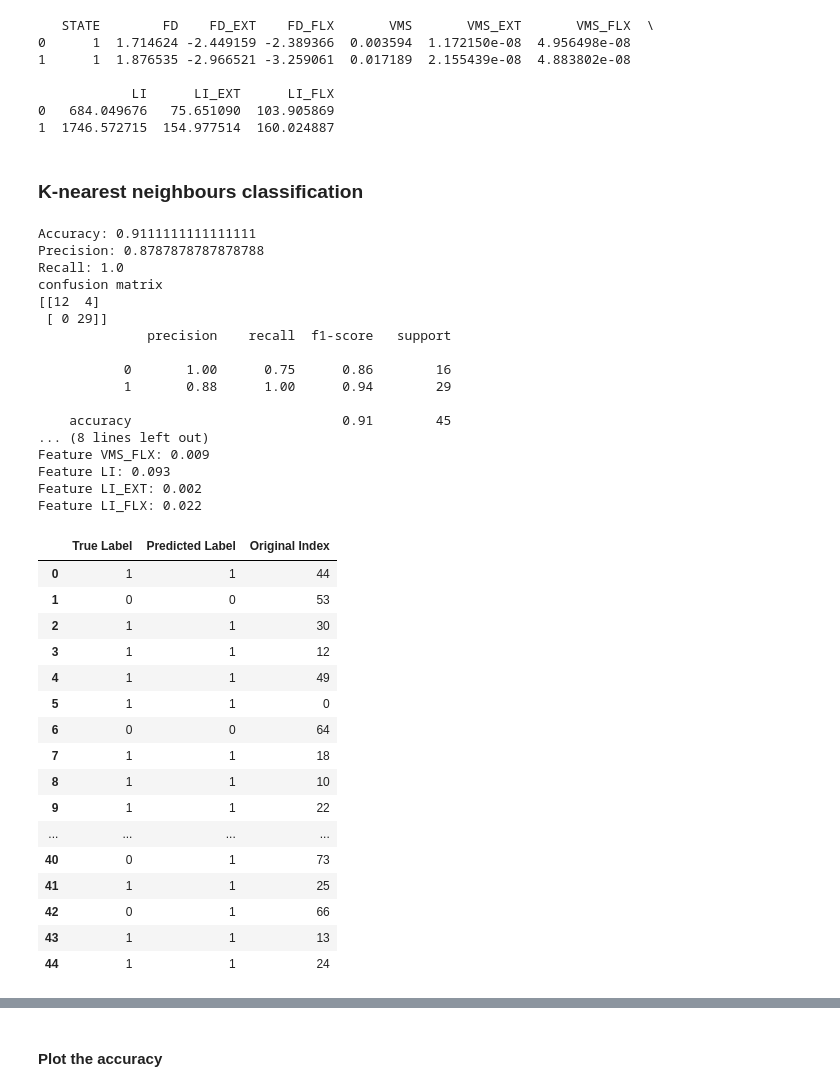
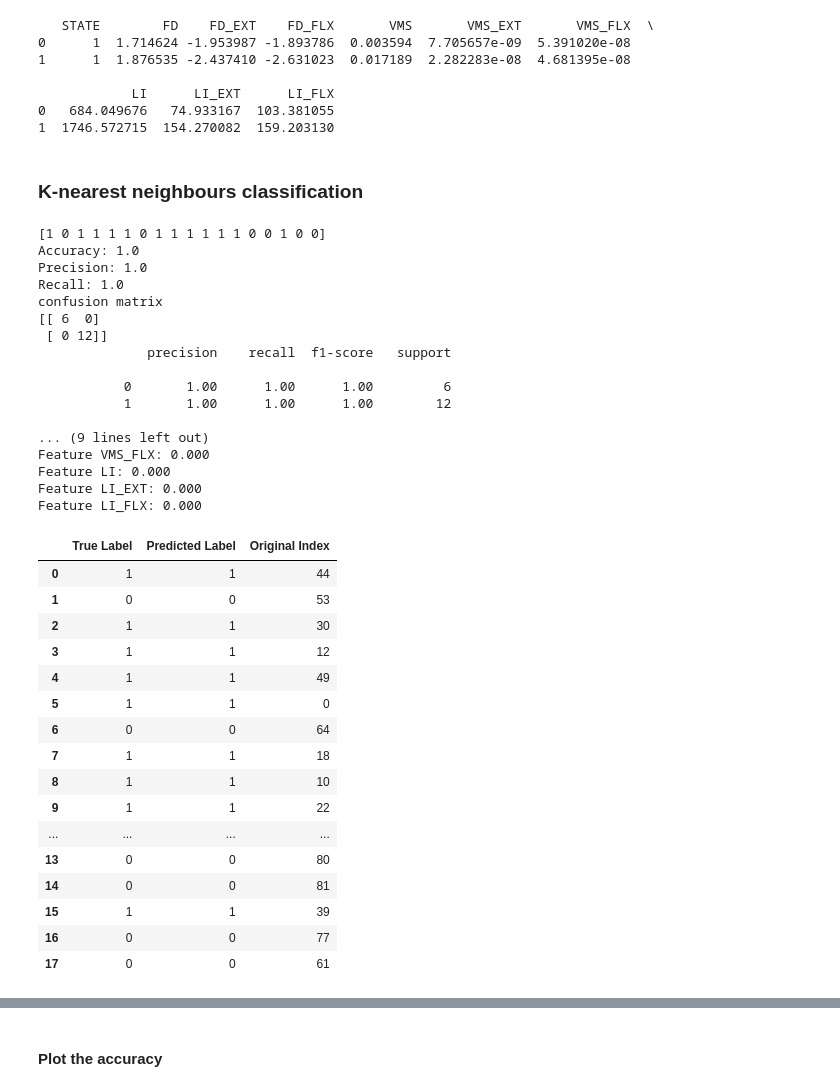
Before and after one commit to mcrooks83/osteosense_vag, a Jupyter notebook: notebooks/ML/k-means.ipynb, the cells around one changed output, grey strips where cells are left out. Drawn from its saved outputs; the diff is of its cells as text; code cells hidden in the pictures.

```diff
--- a/notebooks/ML/k-means.ipynb
+++ b/notebooks/ML/k-means.ipynb
@@ -34,19 +34,19 @@ from sklearn.metrics import accuracy_score, confusion_matrix, precision_score, r
 
 from sklearn.feature_selection import RFE
 # %%
-frequency_range = (100, 350)
+frequency_range = (100, 750)
 
 feature_file_path = f"features/vag_features_{str(frequency_range[0])}_{str(frequency_range[1])}.csv"
 f_df = pd.read_csv(feature_file_path)
 print(f_df.head(2))
 # %% [output]
    STATE        FD    FD_EXT    FD_FLX       VMS       VMS_EXT       VMS_FLX  \
-0      1  1.714624 -2.449159 -2.389366  0.003594  1.172150e-08  4.956498e-08
-1      1  1.876535 -2.966521 -3.259061  0.017189  2.155439e-08  4.883802e-08
+0      1  1.714624 -1.953987 -1.893786  0.003594  7.705657e-09  5.391020e-08
+1      1  1.876535 -2.437410 -2.631023  0.017189  2.282283e-08  4.681395e-08
 
             LI      LI_EXT      LI_FLX
-0   684.049676   75.651090  103.905869
-1  1746.572715  154.977514  160.024887
+0   684.049676   74.933167  103.381055
+1  1746.572715  154.270082  159.203130
 # %% [markdown]
 ### K-nearest neighbours classification
 # %%
@@ -60,7 +60,7 @@ data['Original Index'] = data.index
 X_FD = data["FD"].to_numpy().reshape(-1, 1)
 
 # split 0.5 = 50:50
-X_train, X_test, y_train, y_test = train_test_split(X, y, test_size=0.5, shuffle=True, random_state=42)
+X_train, X_test, y_train, y_test = train_test_split(X, y, test_size=0.2, shuffle=True, random_state=42)
 
 test_indices = data.loc[X_test.index, 'Original Index'].reset_index(drop=True)
 # scale
@@ -72,6 +72,7 @@ knn = KNeighborsClassifier(n_neighbors=3)
 
 knn.fit(X_train, y_train)
 y_pred = knn.predict(X_test)
+print(y_pred)
 accuracy = accuracy_score(y_test, y_pred)
 precision = precision_score(y_test, y_pred)
 recall = recall_score(y_test, y_pred)
@@ -100,48 +101,48 @@ features = X.columns.tolist()
 for i, v in enumerate(importance):
     print(f'Feature {features[i]}: {v:.3f}')
 
 # check the test index
 predictions_df = pd.DataFrame({
     'True Label': y_test,
     'Predicted Label': y_pred,
     'Original Index': test_indices.reset_index(drop=True)  # Ensure indices align
 })
 
 # Display the results of the test data
-print()
+#print()
 predictions_df
 # %% [output]
-Accuracy: 0.9111111111111111
-Precision: 0.8787878787878788
+[1 0 1 1 1 1 0 1 1 1 1 1 1 0 0 1 0 0]
+Accuracy: 1.0
+Precision: 1.0
 Recall: 1.0
 confusion matrix
-[[12  4]
- [ 0 29]]
+[[ 6  0]
+ [ 0 12]]
               precision    recall  f1-score   support
 
-           0       1.00      0.75      0.86        16
-           1       0.88      1.00      0.94        29
+           0       1.00      1.00      1.00         6
+           1       1.00      1.00      1.00        12
 
-    accuracy                           0.91        45
-... (8 lines left out)
-Feature VMS_FLX: 0.009
-Feature LI: 0.093
-Feature LI_EXT: 0.002
-Feature LI_FLX: 0.022
+... (9 lines left out)
+Feature VMS_FLX: 0.000
+Feature LI: 0.000
+Feature LI_EXT: 0.000
+Feature LI_FLX: 0.000
 |  | True Label | Predicted Label | Original Index |
 | 0 | 1 | 1 | 44 |
 | 1 | 0 | 0 | 53 |
 | 2 | 1 | 1 | 30 |
 | 3 | 1 | 1 | 12 |
 | 4 | 1 | 1 | 49 |
 | 5 | 1 | 1 | 0 |
 | 6 | 0 | 0 | 64 |
 | 7 | 1 | 1 | 18 |
 | 8 | 1 | 1 | 10 |
 | 9 | 1 | 1 | 22 |
 | ... | ... | ... | ... |
-| 40 | 0 | 1 | 73 |
-| 41 | 1 | 1 | 25 |
-| 42 | 0 | 1 | 66 |
-| 43 | 1 | 1 | 13 |
-| 44 | 1 | 1 | 24 |
+| 13 | 0 | 0 | 80 |
+| 14 | 0 | 0 | 81 |
+| 15 | 1 | 1 | 39 |
+| 16 | 0 | 0 | 77 |
+| 17 | 0 | 0 | 61 |
```
Also changed, not shown: parts of 2 cells of this notebook, 1 other file.
